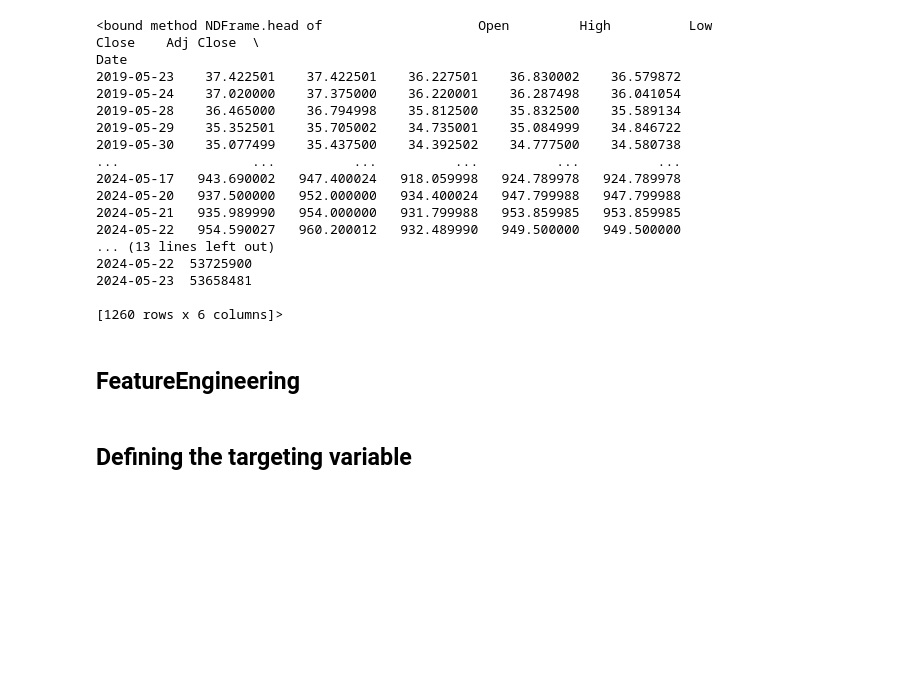
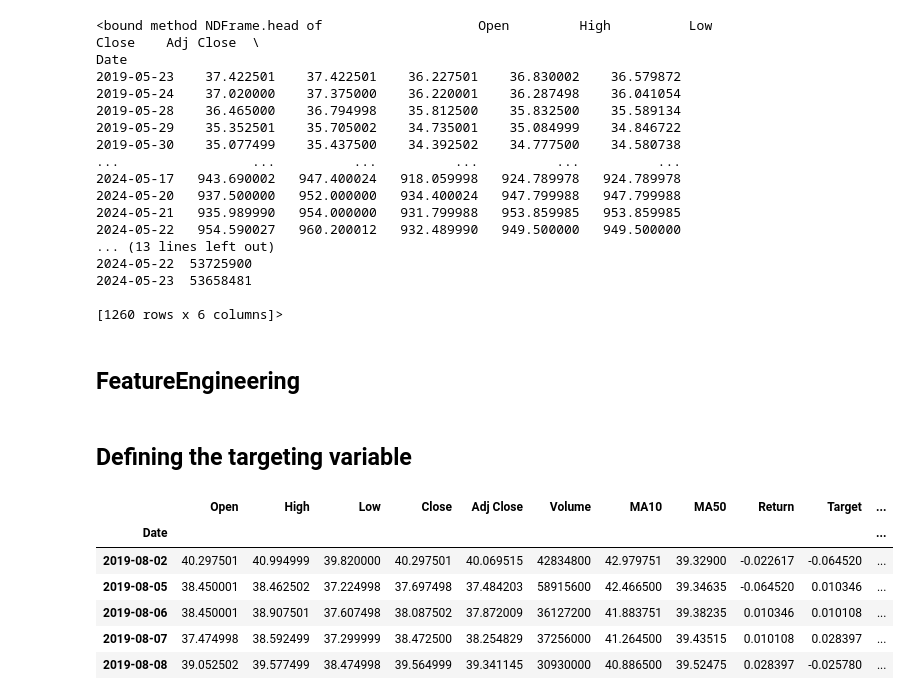
Before and after one commit to ayesha-aniqa/Stock_price_prediction, a Jupyter notebook: notebooks/preprocessing.ipynb, the cells around one changed output. Saved outputs shown, nothing was run; the diff lists cells and outputs as text; code cells hidden in the pictures; blank space fills up the shorter version.

```diff
--- a/notebooks/preprocessing.ipynb
+++ b/notebooks/preprocessing.ipynb
@@ -8,7 +8,7 @@ os.getcwd()
 # %% [output]
 'E:\\GCD\\project1\\Stock_price_prediction\\notebooks'
 # %%
-file_path = "../data/raw/nvidia.csv"
+file_path = "../data/nvidia.csv"
 df = pd.read_csv(file_path)
 df
 # %% [output]
@@ -66,7 +66,7 @@ df.head()
 # %% [markdown]
 ## Handling Missing Values
 # %%
-df.fillna(method='ffill', inplace=True)
+df.ffill(inplace=True)
 # %%
 df.head
 # %% [output]
@@ -95,6 +95,7 @@ df['MA10'] = df['Close'].rolling(window = 10).mean()
 df['MA50'] = df['Close'].rolling(window=50).mean()
 # %%
 df['Return'] = df['Close'].pct_change()
+df["Target"] = df["Return"].shift(-1)
 # %%
 df['volatility'] = df['Return'].rolling(window=10).std()
 # %%
@@ -103,7 +104,5 @@ df['Lag2'] = df['Close'].shift(2)
 df['Lag3'] = df['Close'].shift(3)
 # %% [markdown]
 ## Defining the targeting variable
-# %%
-df['Target'] = df['Close'].shift(-1)
 # %%
 df = df.dropna()
@@ -114,0 +111,10 @@ df.to_csv("../data/processed_nvidia.csv")
+# %%
+df.head()
+# %% [output]
+|  | Open | High | Low | Close | Adj Close | Volume | MA10 | MA50 | Return | Target | ... |
+| Date |  |  |  |  |  |  |  |  |  |  | ... |
+| 2019-08-02 | 40.297501 | 40.994999 | 39.820000 | 40.297501 | 40.069515 | 42834800 | 42.979751 | 39.32900 | -0.022617 | -0.064520 | ... |
+| 2019-08-05 | 38.450001 | 38.462502 | 37.224998 | 37.697498 | 37.484203 | 58915600 | 42.466500 | 39.34635 | -0.064520 | 0.010346 | ... |
+| 2019-08-06 | 38.450001 | 38.907501 | 37.607498 | 38.087502 | 37.872009 | 36127200 | 41.883751 | 39.38235 | 0.010346 | 0.010108 | ... |
+| 2019-08-07 | 37.474998 | 38.592499 | 37.299999 | 38.472500 | 38.254829 | 37256000 | 41.264500 | 39.43515 | 0.010108 | 0.028397 | ... |
+| 2019-08-08 | 39.052502 | 39.577499 | 38.474998 | 39.564999 | 39.341145 | 30930000 | 40.886500 | 39.52475 | 0.028397 | -0.025780 | ... |
```
Also changed, not shown: parts of 3 cells of this notebook, 6 other files.
